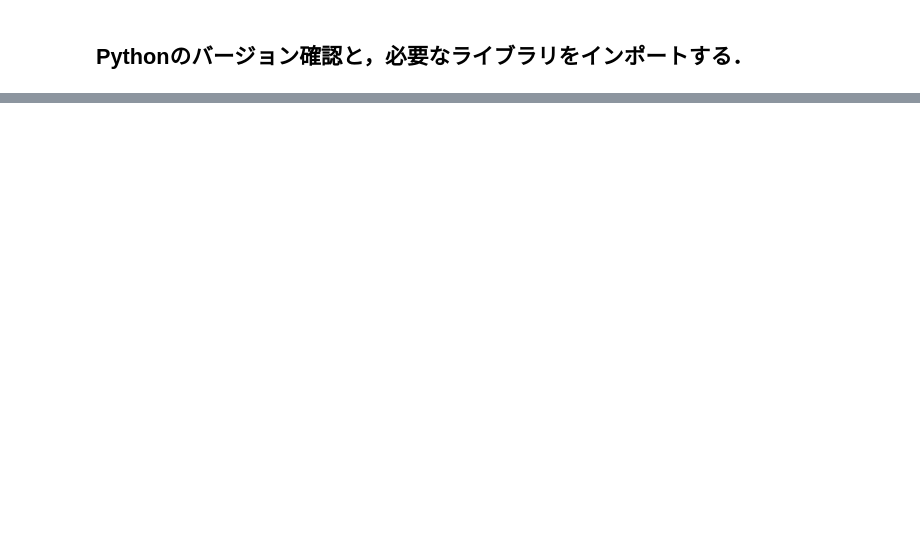
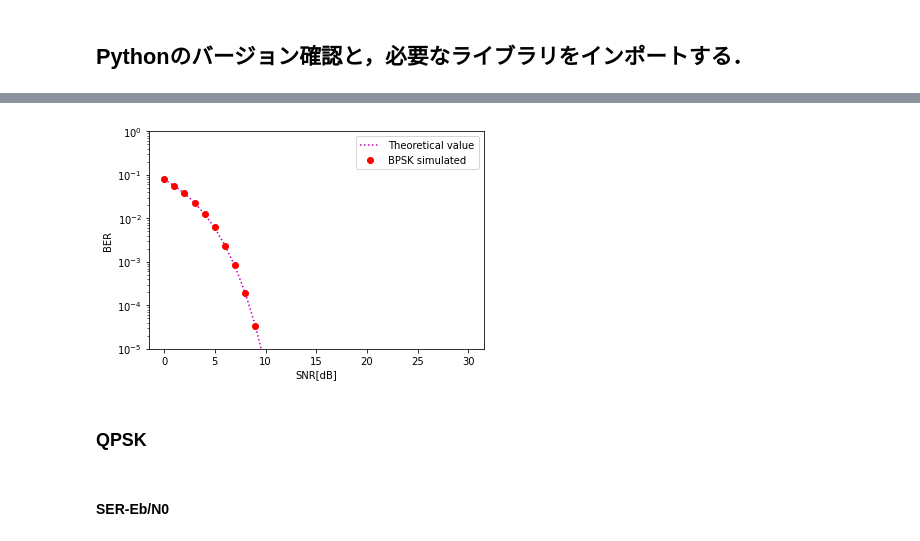
Before and after one commit to mikoshibaa/IntroductionToWirelessCommunicationSimulation, a Jupyter notebook: 03 QPSK QAM/3_QPSK_QAM.ipynb, the cells around one changed output, grey strips where cells are left out. Drawn from its saved outputs; the diff is of its cells as text; code cells hidden in the pictures; blank space fills up the shorter version.

```diff
--- a/03 QPSK QAM/3_QPSK_QAM.ipynb
+++ b/03 QPSK QAM/3_QPSK_QAM.ipynb
@@ -1209,0 +883,37 @@ plt.show()
+# %%
+plt.plot(
+    SNR,
+    0.5 * special.erfc(
+        np.sqrt(
+            np.power(10, SNR / 10.0 )
+        )
+    ),
+    ':m',
+    label = "Theoretical value"
+)
+
+plt.plot(
+    np.loadtxt("BER_SNR_BPSK.csv")[0],
+    np.loadtxt("BER_SNR_BPSK.csv")[1],
+    'or',
+    label = "BPSK simulated"
+)
+
+plt.yscale('log')
+
+plt.xlabel("SNR[dB]")
+plt.ylabel("BER")
+
+plt.ylim(10 ** (-5), 1)
+
+plt.legend()
+
+plt.savefig("BER_SNR_BPSK.png")
+
+plt.show()
+# %% [output]
+[figure, added]
+# %% [markdown]
+### QPSK
+# %% [markdown]
+#### SER-Eb/N0
```
Also changed, not shown: parts of 226 cells of this notebook, 17 other files.
